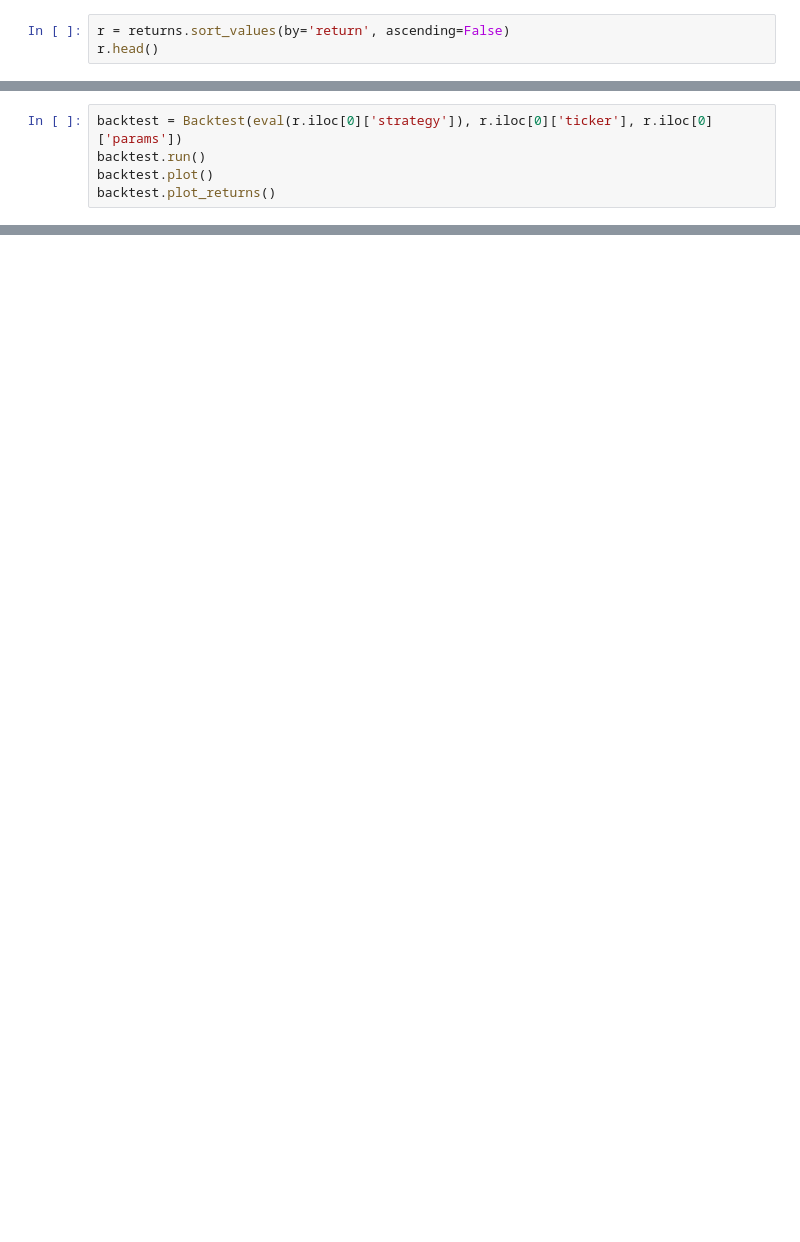
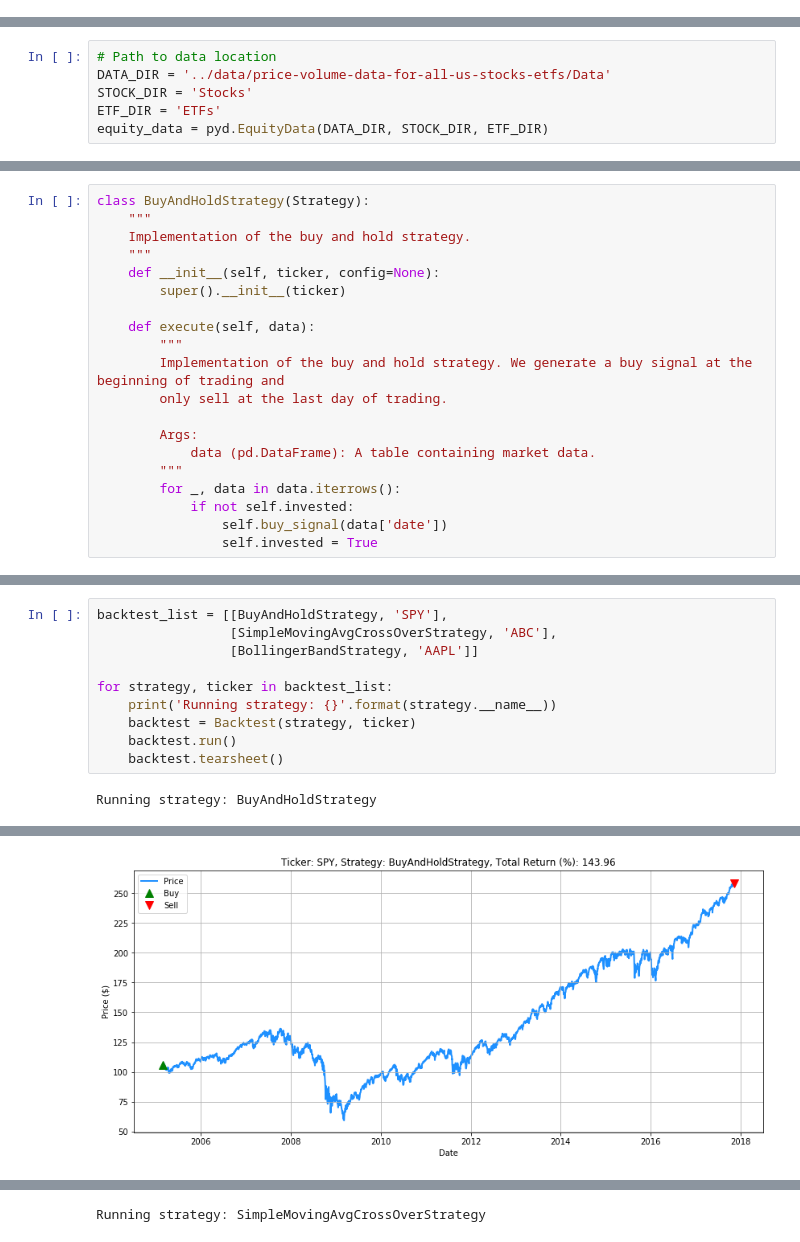
Before and after one commit to aramian-wasielak/trading-strategies, a Jupyter notebook: notebooks/Basic-Strategies.ipynb, the cells around one changed output, grey strips where cells are left out. Saved outputs shown, nothing was run; the diff lists cells and outputs as text; blank space fills up the shorter version.

```diff
--- a/notebooks/Basic-Strategies.ipynb
+++ b/notebooks/Basic-Strategies.ipynb
@@ -759,3 +0,0 @@ backtest.plot_returns()
-# %%
-r = returns.sort_values(by='return', ascending=False)
-r.head()
@@ -769,5 +0,0 @@ r.head()
-# %%
-backtest = Backtest(eval(r.iloc[0]['strategy']), r.iloc[0]['ticker'], r.iloc[0]['params'])
-backtest.run()
-backtest.plot()
-backtest.plot_returns()
@@ -776,0 +28,6 @@ backtest.plot_returns()
+# %%
+# Path to data location
+DATA_DIR = '../data/price-volume-data-for-all-us-stocks-etfs/Data'
+STOCK_DIR = 'Stocks'
+ETF_DIR = 'ETFs'
+equity_data = pyd.EquityData(DATA_DIR, STOCK_DIR, ETF_DIR)
@@ -776,0 +136,20 @@ backtest.plot_returns()
+# %%
+class BuyAndHoldStrategy(Strategy):
+    """
+    Implementation of the buy and hold strategy.
+    """
+    def __init__(self, ticker, config=None):
+        super().__init__(ticker)
+
+    def execute(self, data):
+        """
+        Implementation of the buy and hold strategy. We generate a buy signal at the beginning of trading and
+        only sell at the last day of trading.
+
+        Args:
+            data (pd.DataFrame): A table containing market data.
+        """
+        for _, data in data.iterrows():
+            if not self.invested:
+                self.buy_signal(data['date'])
+                self.invested = True
@@ -776,0 +564,12 @@ backtest.plot_returns()
+# %%
+backtest_list = [[BuyAndHoldStrategy, 'SPY'],
+                 [SimpleMovingAvgCrossOverStrategy, 'ABC'],
+                 [BollingerBandStrategy, 'AAPL']]
+
+for strategy, ticker in backtest_list:
+    print('Running strategy: {}'.format(strategy.__name__))
+    backtest = Backtest(strategy, ticker)
+    backtest.run()
+    backtest.tearsheet()
+# %% [output]
+Running strategy: BuyAndHoldStrategy
@@ -776,0 +587 @@ backtest.plot_returns()
+[figure, added]
@@ -776,0 +589 @@ backtest.plot_returns()
+Running strategy: SimpleMovingAvgCrossOverStrategy
```
Also changed, not shown: parts of 95 cells of this notebook, 1 other file.
